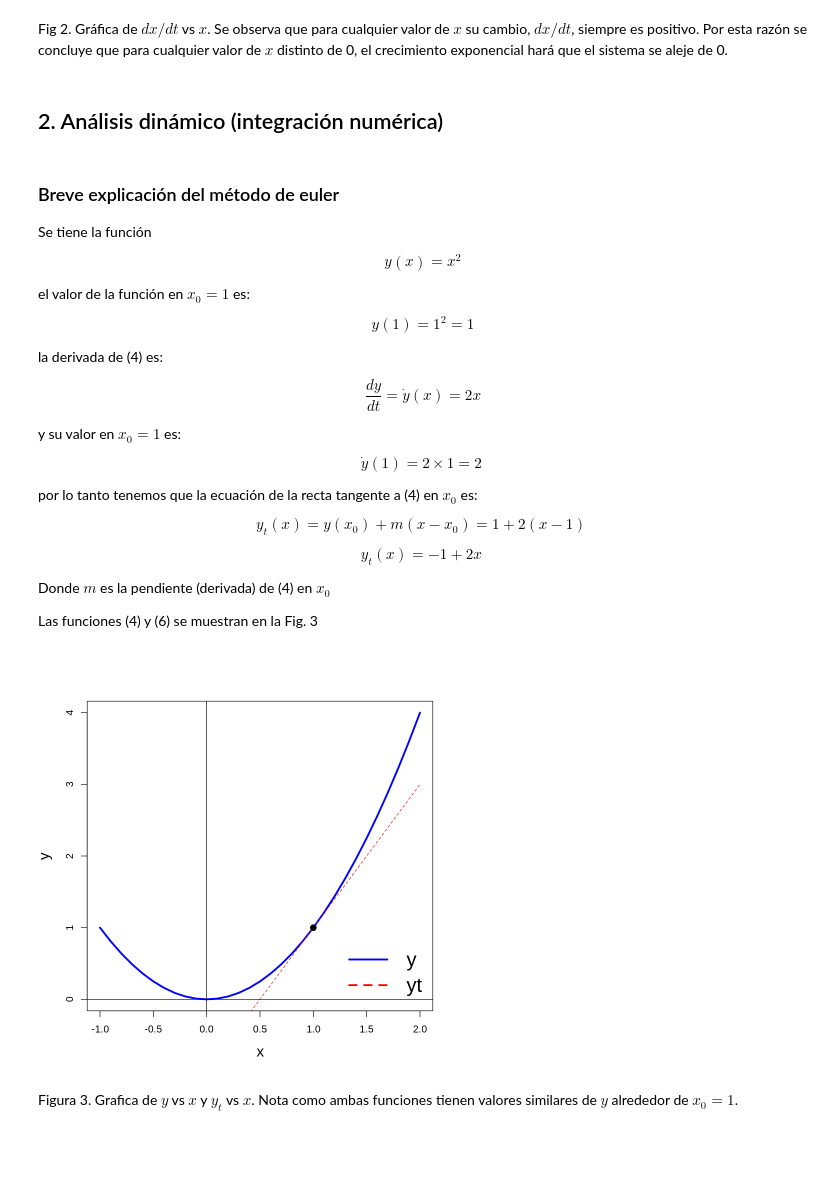
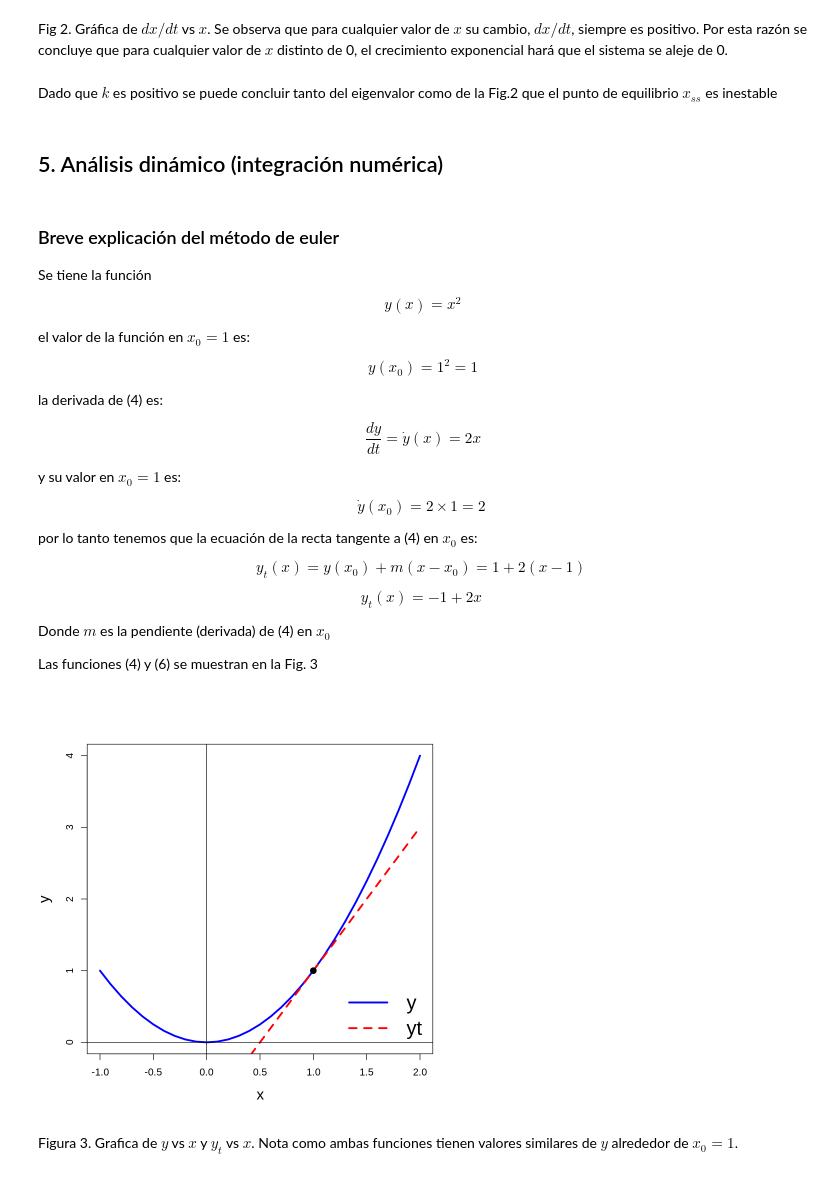
Before and after one commit to sysbio-unam/practicas-computacionales, a Jupyter notebook: ejemplo_de_juguete.ipynb, the cells around one changed output. Drawn from its saved outputs; the diff is of its cells as text; code cells hidden in the pictures; blank space fills up the shorter version.

```diff
--- a/ejemplo_de_juguete.ipynb
+++ b/ejemplo_de_juguete.ipynb
@@ -105,8 +105,10 @@ plot(x,f, xlab = "x (g/L)", ylab = "dx/dt (g/(hL))", type = "l", cex.lab = 1.5)
 [figure]
 # %% [markdown]
 Fig 2. Gráfica de $dx/dt$ vs $x$. Se observa que para cualquier valor de $x$ su cambio, $dx/dt$, siempre es positivo. Por esta razón se concluye que para cualquier valor de $x$ distinto de 0, el crecimiento exponencial hará que el sistema se aleje de 0.
+# %% [markdown]
+Dado que $k$ es positivo se puede concluir tanto del eigenvalor como de la Fig.2 que el punto de equilibrio $x_{ss}$ es inestable
 # %% [markdown]
-## 2. Análisis dinámico (integración numérica)
+## 5. Análisis dinámico (integración numérica)
 # %% [markdown]
 ### Breve explicación del método de euler
 
@@ -119,7 +121,7 @@ $$
 el valor de la función en $x_0 = 1$ es:
 
 $$
-y(1) = 1^2 = 1
+y(x_0) = 1^2 = 1
 $$
 
 la derivada de (4) es:
@@ -131,7 +133,7 @@ $$
 y su valor en $x_0 = 1$ es:
 
 $$
-\dot{y}(1) = 2 \times 1 = 2\
+\dot{y}(x_0) = 2 \times 1 = 2\
 $$
 
 por lo tanto tenemos que la ecuación de la recta tangente a (4) en $x_0$ es:
@@ -169,15 +171,15 @@ yt_x <- function(x0, x) {
 # %%
 # valores de x a evaluar
 x <- seq(-1,2,0.1)
 
 # mostrar funciones
 plot(x, y_x(x), type = "l", col = "blue", lwd = 3, xlab = "x", ylab = "y", cex.lab = 1.5)
-lines(x, yt_x(1,x), col = "red", lty = 2)
+lines(x, yt_x(1,x), col = "red", lty = 2, lwd = 3)
 points(1,1, cex = 2, pch = 20)
 abline(h = 0, v = 0)
 legend("bottomright", legend = c("y", "yt"), bty = "n", lty = c(1,2), lwd = 3,col = c("blue", "red"), cex = 2)
 # %% [output]
-[figure, old version]
+[figure, new version]
 # %% [markdown]
 Figura 3. Grafica de $y$ vs $x$ y $y_t$ vs $x$. Nota como ambas funciones tienen valores similares de $y$ alrededor de $x_0 = 1$.
 # %% [markdown]
```
Also changed, not shown: parts of 29 cells of this notebook.
